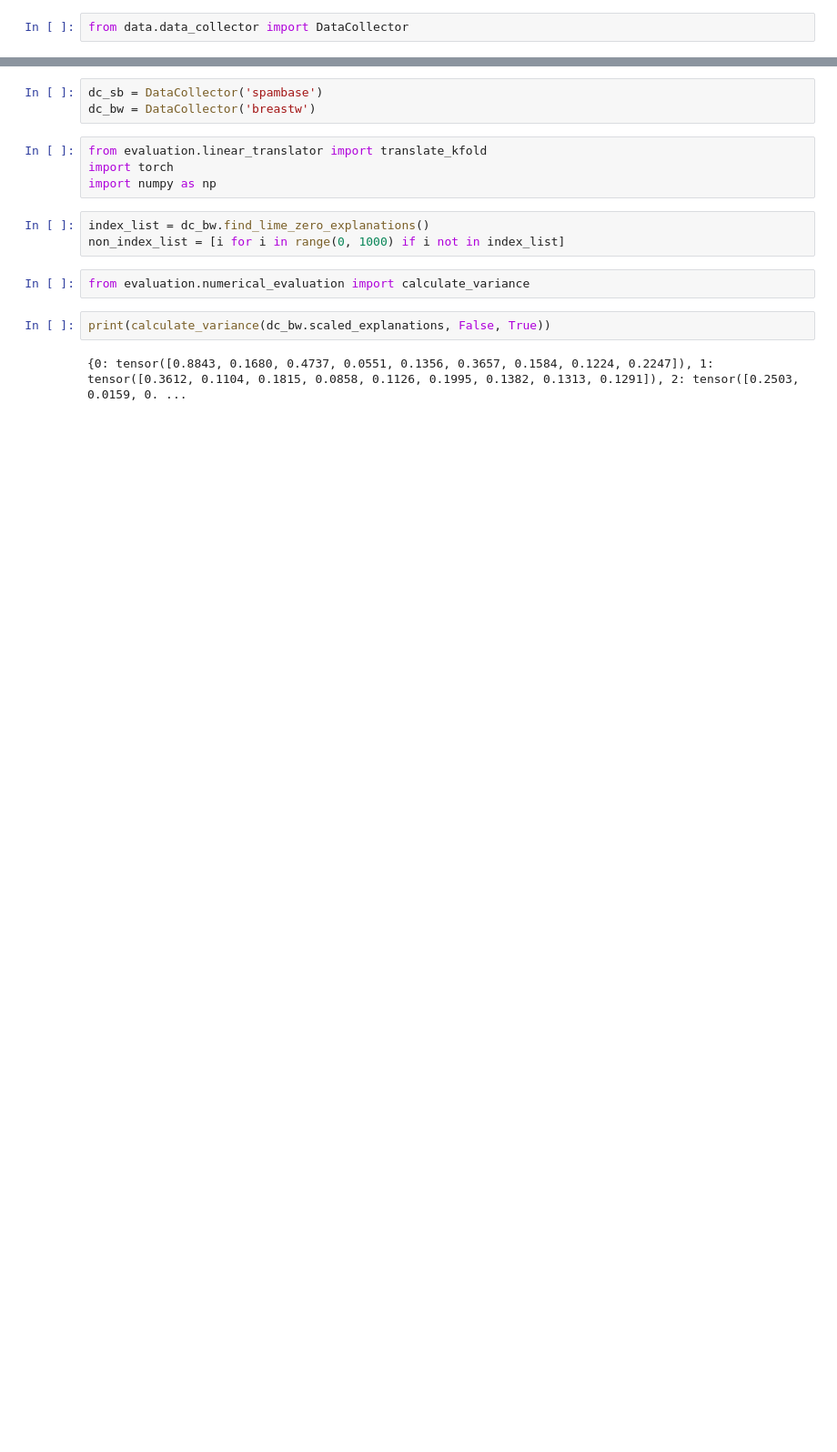
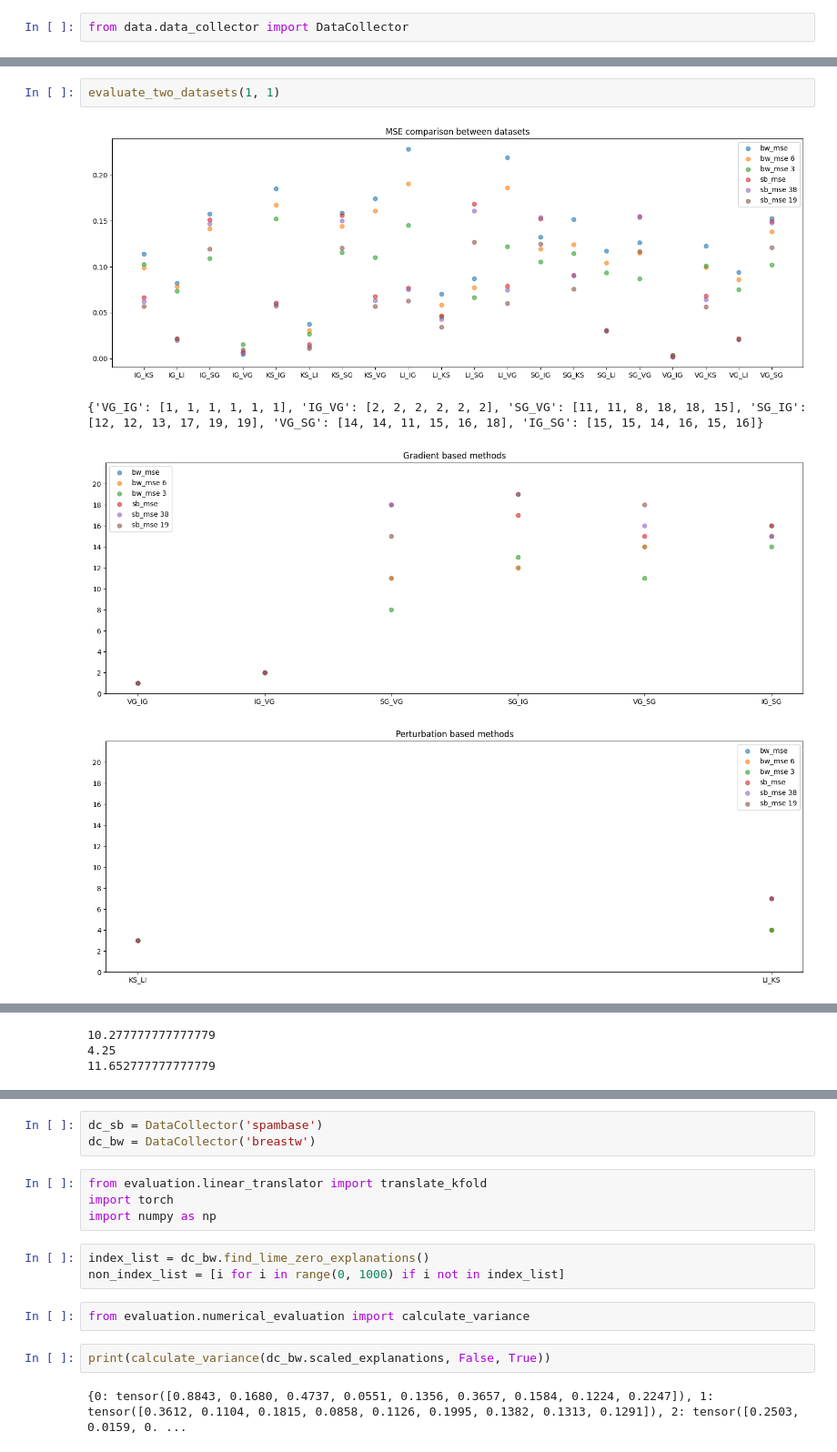
Before and after one commit to ekunigk/BA_Disagreement_Problem, a Jupyter notebook: tests.ipynb, the cells around one changed output, grey strips where cells are left out. Shown at 91% size. Saved outputs shown, nothing was run; the diff lists cells and outputs as text; blank space fills up the shorter version.

```diff
--- a/tests.ipynb
+++ b/tests.ipynb
@@ -2,0 +15,7 @@ from data.data_collector import DataCollector
+# %%
+evaluate_two_datasets(1, 1)
+# %% [output]
+[figure, added]
+{'VG_IG': [1, 1, 1, 1, 1, 1], 'IG_VG': [2, 2, 2, 2, 2, 2], 'SG_VG': [11, 11, 8, 18, 18, 15], 'SG_IG': [12, 12, 13, 17, 19, 19], 'VG_SG': [14, 14, 11, 15, 16, 18], 'IG_SG': [15, 15, 14, 16, 15, 16]}
+[figure, added]
+[figure, added]
@@ -2,0 +23,3 @@ from data.data_collector import DataCollector
+10.277777777777779
+4.25
+11.652777777777779
```
Also changed, not shown: parts of 28 cells of this notebook, 6 other files.
